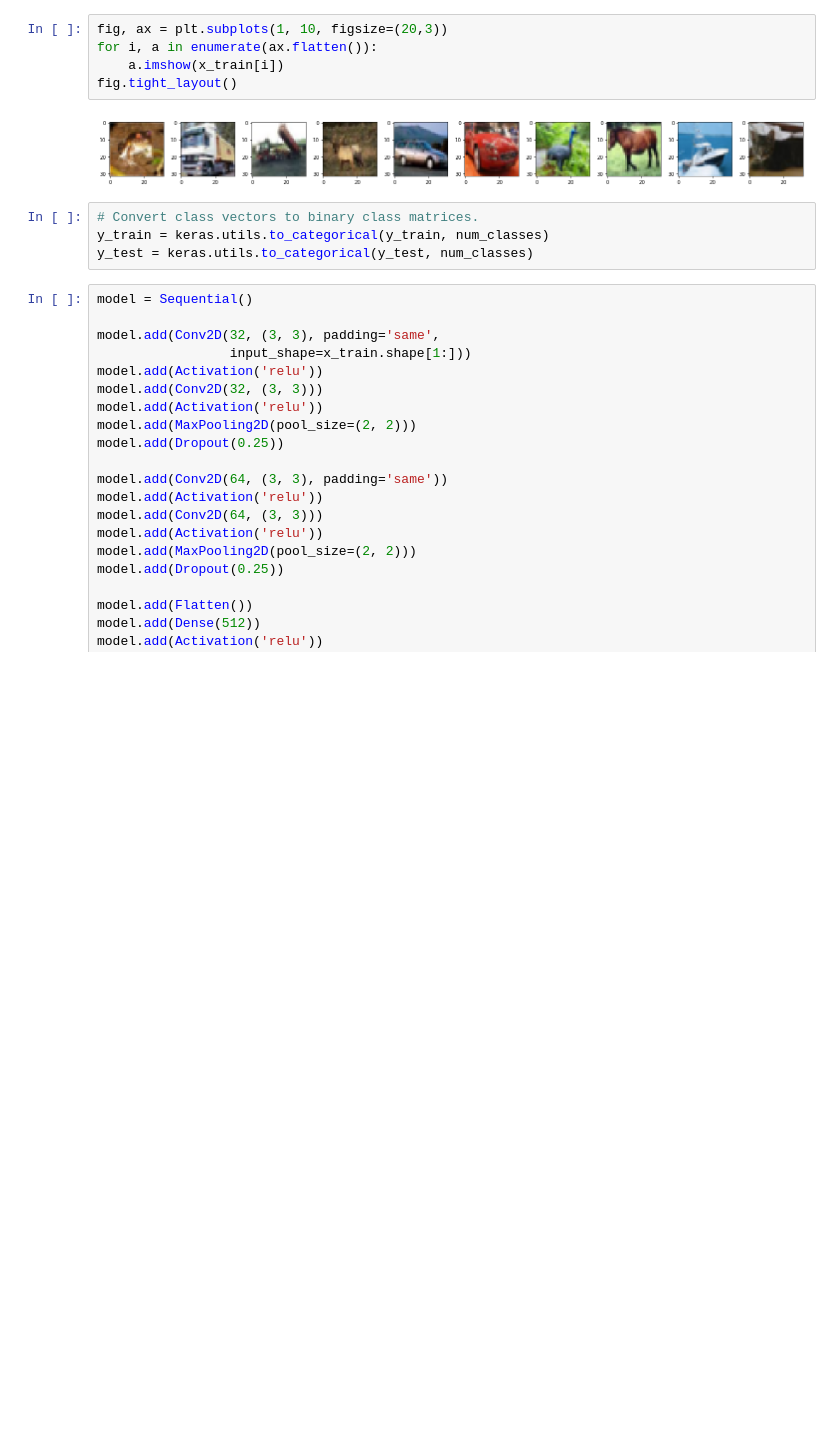
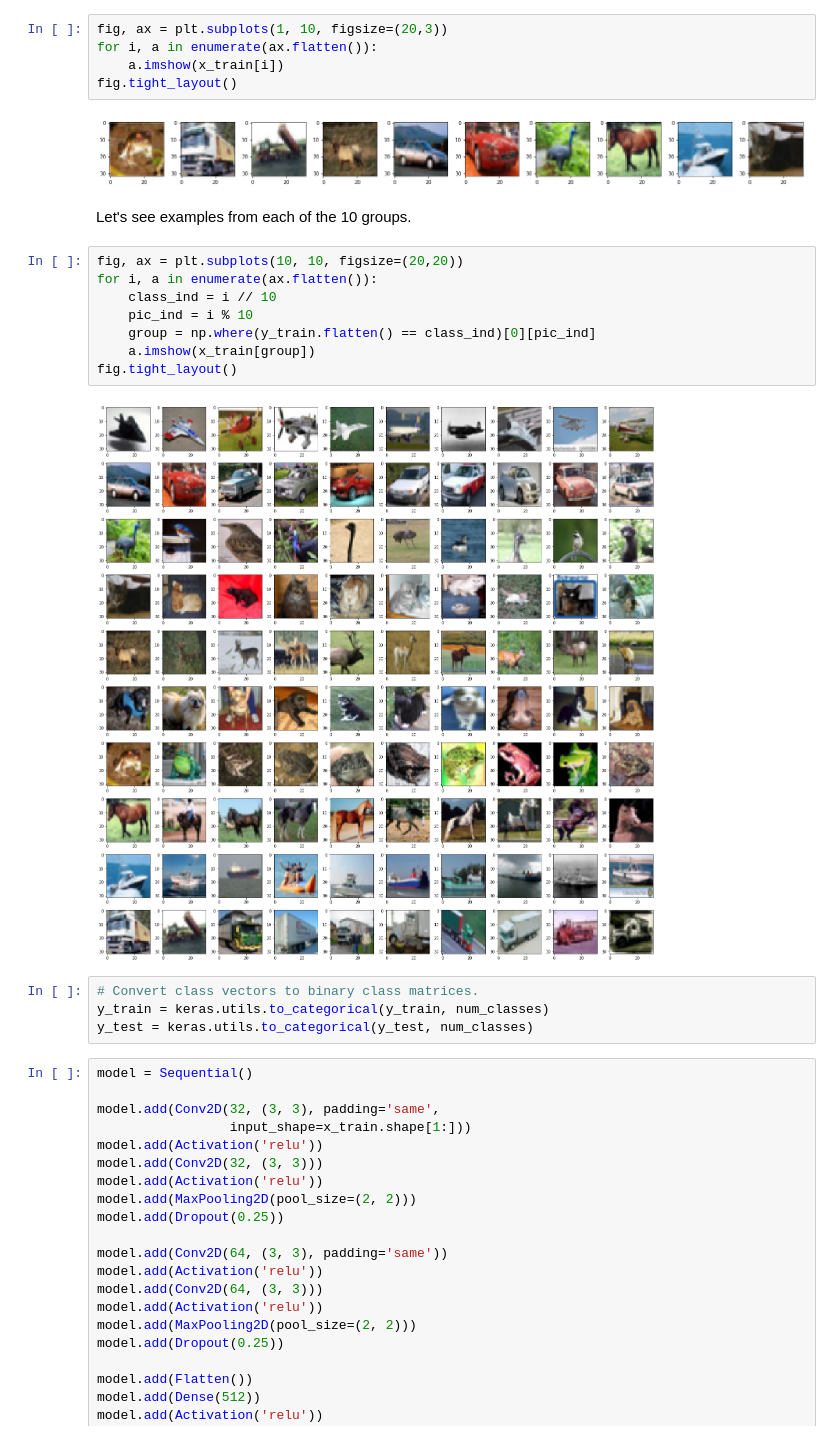
Before and after one commit to djreiss/deepLearnPlayground, a Jupyter notebook: 2-cifar-small-images.ipynb, the cells around one changed output. Cells and saved outputs as stored; diff of their text form; blank space fills up the shorter version.

```diff
--- a/2-cifar-small-images.ipynb
+++ b/2-cifar-small-images.ipynb
@@ -43,6 +50,18 @@ for i, a in enumerate(ax.flatten()):
 fig.tight_layout()
 # %% [output]
 [figure]
+# %% [markdown]
+Let's see examples from each of the 10 groups.
+# %%
+fig, ax = plt.subplots(10, 10, figsize=(20,20))
+for i, a in enumerate(ax.flatten()):
+    class_ind = i // 10
+    pic_ind = i % 10
+    group = np.where(y_train.flatten() == class_ind)[0][pic_ind]
+    a.imshow(x_train[group])
+fig.tight_layout()
+# %% [output]
+[figure, added]
 # %%
 # Convert class vectors to binary class matrices.
 y_train = keras.utils.to_categorical(y_train, num_classes)
```
Also changed, not shown: parts of 11 cells of this notebook, 1 other file.
